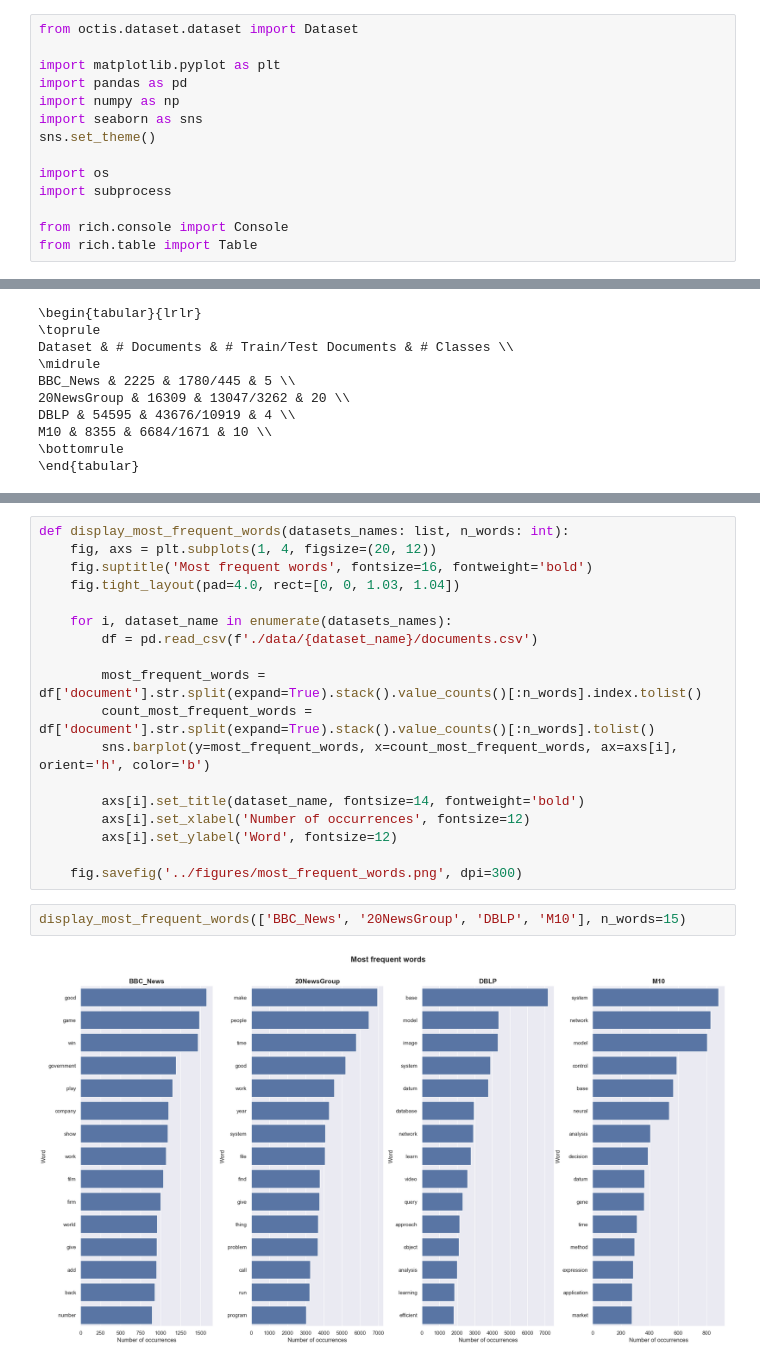
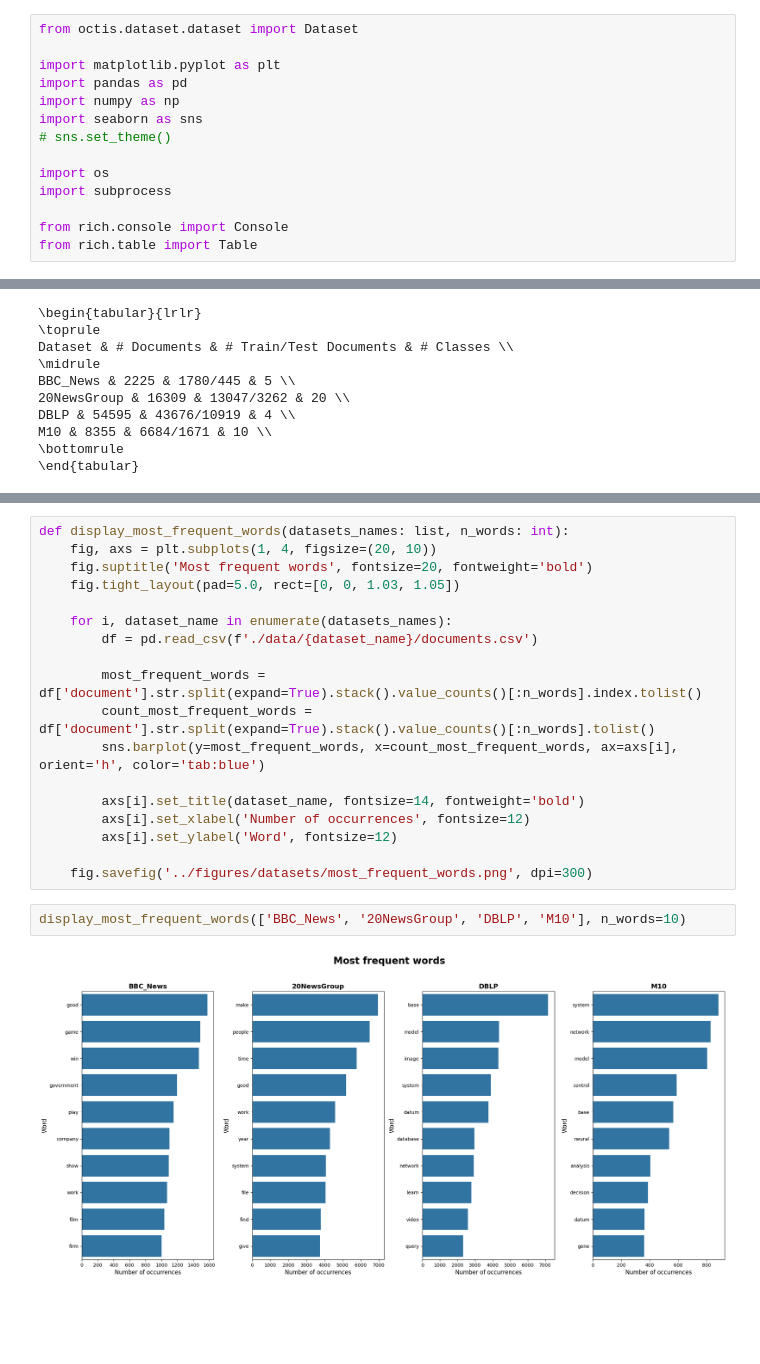
Before and after one commit to yoest/Topic-Modeling-Analysis, a Jupyter notebook: datasets/datasets.ipynb, the cells around one changed output, grey strips where cells are left out. Cells and saved outputs as stored; diff of their text form; blank space fills up the shorter version.

```diff
--- a/datasets/datasets.ipynb
+++ b/datasets/datasets.ipynb
@@ -7,7 +7,7 @@ import matplotlib.pyplot as plt
 import pandas as pd
 import numpy as np
 import seaborn as sns
-sns.set_theme()
+# sns.set_theme()
 
 import os
 import subprocess
@@ -255,25 +256,25 @@ display_distribution_of_documents_length(['BBC_News', '20NewsGroup', 'DBLP', 'M1
 # %%
 def display_most_frequent_words(datasets_names: list, n_words: int):
-    fig, axs = plt.subplots(1, 4, figsize=(20, 12))
-    fig.suptitle('Most frequent words', fontsize=16, fontweight='bold')
-    fig.tight_layout(pad=4.0, rect=[0, 0, 1.03, 1.04])
+    fig, axs = plt.subplots(1, 4, figsize=(20, 10))
+    fig.suptitle('Most frequent words', fontsize=20, fontweight='bold')
+    fig.tight_layout(pad=5.0, rect=[0, 0, 1.03, 1.05])
 
     for i, dataset_name in enumerate(datasets_names):
         df = pd.read_csv(f'./data/{dataset_name}/documents.csv')
 
         most_frequent_words = df['document'].str.split(expand=True).stack().value_counts()[:n_words].index.tolist()
         count_most_frequent_words = df['document'].str.split(expand=True).stack().value_counts()[:n_words].tolist()
-        sns.barplot(y=most_frequent_words, x=count_most_frequent_words, ax=axs[i], orient='h', color='b')
+        sns.barplot(y=most_frequent_words, x=count_most_frequent_words, ax=axs[i], orient='h', color='tab:blue')
 
         axs[i].set_title(dataset_name, fontsize=14, fontweight='bold')
         axs[i].set_xlabel('Number of occurrences', fontsize=12)
         axs[i].set_ylabel('Word', fontsize=12)
 
-    fig.savefig('../figures/most_frequent_words.png', dpi=300)
+    fig.savefig('../figures/datasets/most_frequent_words.png', dpi=300)
 # %%
-display_most_frequent_words(['BBC_News', '20NewsGroup', 'DBLP', 'M10'], n_words=15)
+display_most_frequent_words(['BBC_News', '20NewsGroup', 'DBLP', 'M10'], n_words=10)
 # %% [output]
-[figure, old version]
+[figure, new version]
 # %%
 def display_distribution_of_words_occurence(datasets_names: list, bins: list, xlims: list):
     fig, axs = plt.subplots(2, 2, figsize=(20, 10))
```
Also changed, not shown: parts of 6 cells of this notebook, 24 other files.
